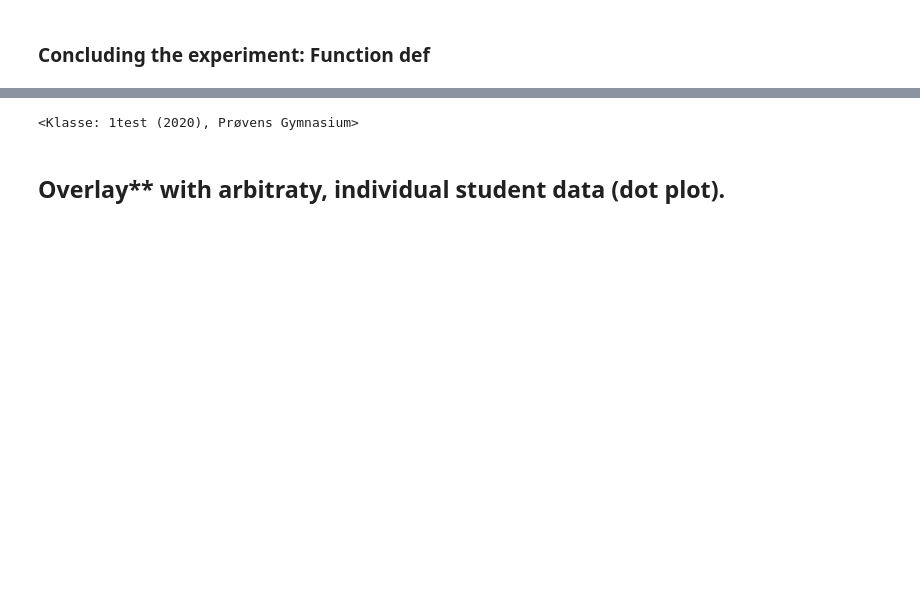
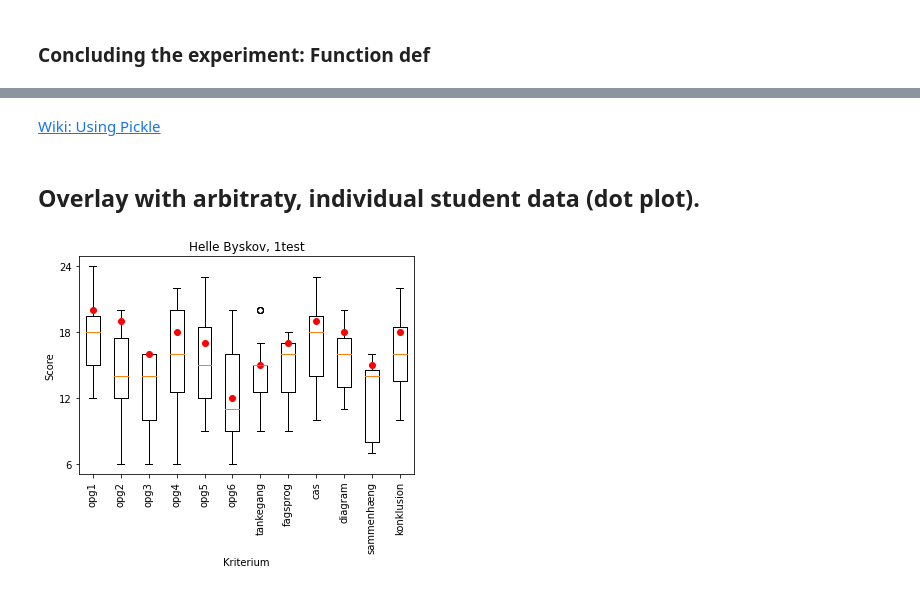
Before and after one commit to engelsmann/boxplot, a Jupyter notebook: boxplot/plot.ipynb, the cells around one changed output, grey strips where cells are left out. Saved outputs shown, nothing was run; the diff lists cells and outputs as text; code cells hidden in the pictures; blank space fills up the shorter version.

```diff
--- a/boxplot/plot.ipynb
+++ b/boxplot/plot.ipynb
@@ -298,7 +417,35 @@ elev_score: (12,)
-# %%
-from boxplot.models import Elev, Klasse
-Klasse.objects.get(navn='1test')
-# %% [output]
-<Klasse: 1test (2020), Prøvens Gymnasium>
+# %% [markdown]
+[Wiki: Using Pickle](https://wiki.python.org/moin/UsingPickle)
 # %% [markdown]
-## Overlay** with arbitraty, individual student data (**dot** plot).
+## Overlay with arbitraty, individual student data (dot plot).
+# %%
+#%%timeit
+### Function call time:
+### 738 ms ± 11.6 ms per loop (mean ± std. dev. of 7 runs, 1 loop each)
+### 831 ms ± 84.3 ms per loop (mean ± std. dev. of 7 runs, 1 loop each)
+klasse_navn='1test'
+#klasse_scores = box_backdrop(klasse_navn=klasse_navn)
+
+### Pickle time:
+### 487 ms ± 13.3 ms per loop (mean ± std. dev. of 7 runs, 1 loop each)
+### 476 ms ± 10.4 ms per loop (mean ± std. dev. of 7 runs, 1 loop each)
+with open( f"current_plot.p", "rb" ) as c:
+    pickle.load( c )
+
+with open( f"boxplot_klasse{klasse_navn}.p", "rb" ) as k:
+    klasse_scores = pickle.load( k )
+
+#elev_navn='Ida Himmark Mark'
+#elev_navn='Emma Oue'
+elev_navn='Helle Byskov'
+
+plt.title(elev_navn+', '+klasse_navn)
+
+### The row for this student
+elev_score = klasse_scores.loc[elev_navn].to_numpy()
+### Plot circled dots, 'o' in color RED, 'r'
+plt.plot(range(1,1+klasse_scores.shape[1]), elev_score, 'or')
+
+plt.show()
+# %% [output]
+[figure, added]
```
Also changed, not shown: parts of 17 cells of this notebook, 6 other files.
